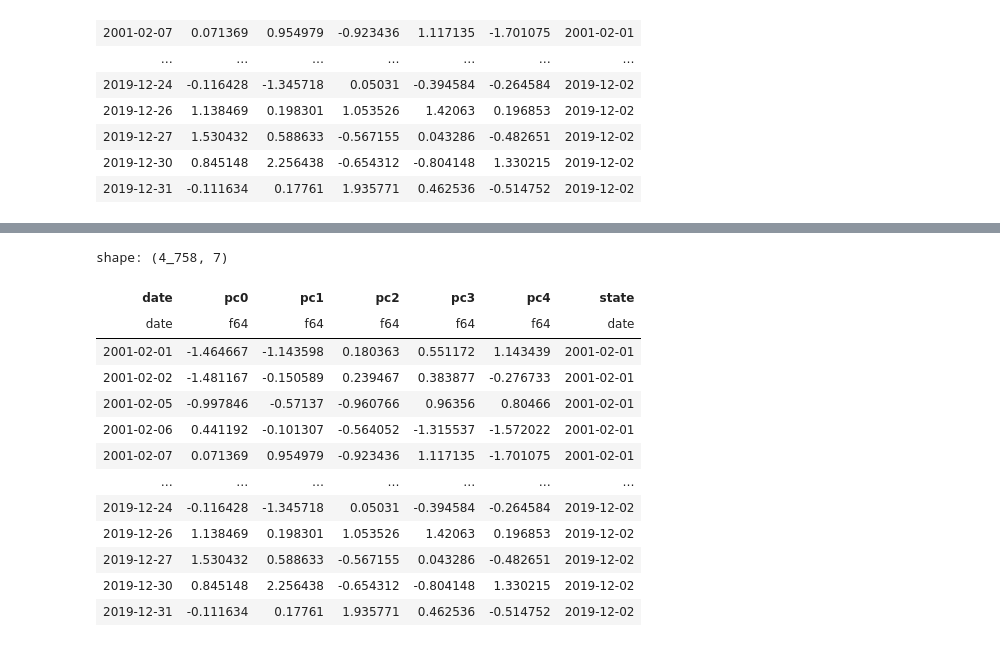
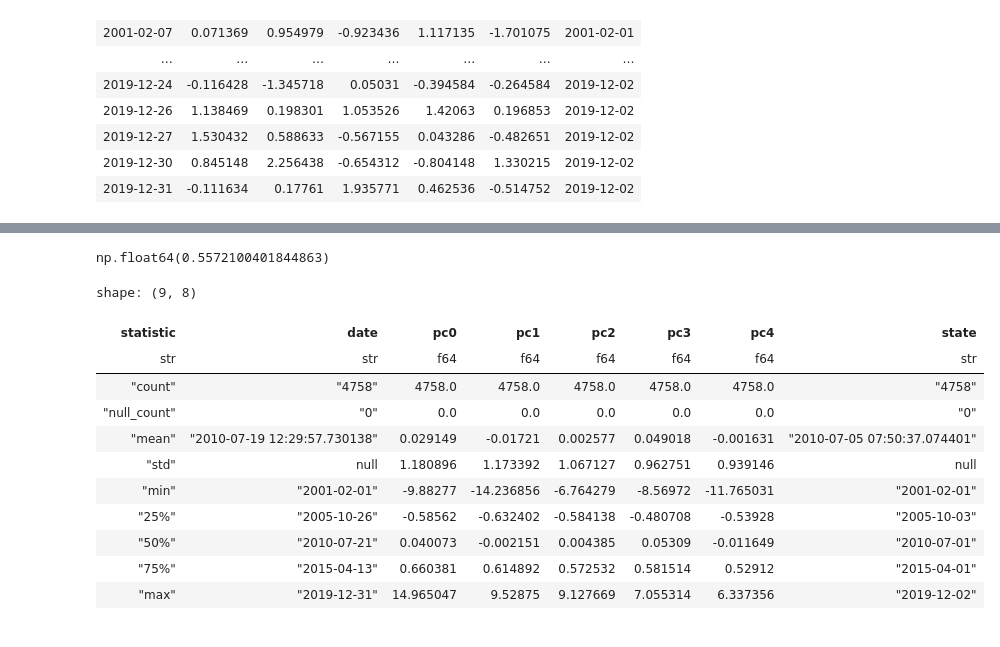
Before and after one commit to rvance1/factor-momentum, a Jupyter notebook: notebooks/TEMP.ipynb, the cells around one changed output, grey strips where cells are left out. Cells and saved outputs as stored; diff of their text form; code cells hidden in the pictures.

```diff
--- a/notebooks/TEMP.ipynb
+++ b/notebooks/TEMP.ipynb
@@ -11,9 +25,9 @@ from sf_quant.data import load_factors
 # %%
 start = dt.date(2001,1,1); end = dt.date(2020,1,1); factor_returns = load_factors(start,end, FACTORS).lazy()
-pca_engine = RollingPCA(n_components=5, lookback_window=100)
+pca_engine = PcaEngine(n_components=5, lookback_window=100)
 # %%
-pc_returns = pca_engine.fit_transform_rolling_monthly(start, end, factor_returns)
-pc_returns
+pc_rolling_returns = pca_engine.fit_transform_rolling_monthly(factor_returns)
+pc_rolling_returns
 # %% [output]
 Fitting rolling PCA...
 Transforming rolling PCA...
@@ -31,3 +45,6 @@ shape: (4_758, 7)
 | 2019-12-27 | 1.530432 | 0.588633 | -0.567155 | 0.043286 | -0.482651 | 2019-12-02 |
 | 2019-12-30 | 0.845148 | 2.256438 | -0.654312 | -0.804148 | 1.330215 | 2019-12-02 |
 | 2019-12-31 | -0.111634 | 0.17761 | 1.935771 | 0.462536 | -0.514752 | 2019-12-02 |
+# %%
+pc_expanding_returns = pca_engine.fit_transform_expanding_monthly(start, factor_returns)
+pc_expanding_returns
@@ -92,5 +162,7 @@ plt.show()
 # %%
-ret = (ports['1']-ports['-1']).mean() * 12
-risk = (ports['1']-ports['-1']).std() * np.sqrt(12)
+ret = (ports['ls']).mean() * 12
+risk = (ports['ls']).std() * np.sqrt(12)
 
 ret/risk
+# %% [output]
+np.float64(0.5572100401844863)
@@ -116,17 +169,15 @@ plt.show()
 # %%
-pc_returns
+pc_expanding_returns.describe()
 # %% [output]
-shape: (4_758, 7)
+shape: (9, 8)
-| date | pc0 | pc1 | pc2 | pc3 | pc4 | state |
-| date | f64 | f64 | f64 | f64 | f64 | date |
-| 2001-02-01 | -1.464667 | -1.143598 | 0.180363 | 0.551172 | 1.143439 | 2001-02-01 |
-| 2001-02-02 | -1.481167 | -0.150589 | 0.239467 | 0.383877 | -0.276733 | 2001-02-01 |
-| 2001-02-05 | -0.997846 | -0.57137 | -0.960766 | 0.96356 | 0.80466 | 2001-02-01 |
-| 2001-02-06 | 0.441192 | -0.101307 | -0.564052 | -1.315537 | -1.572022 | 2001-02-01 |
-| 2001-02-07 | 0.071369 | 0.954979 | -0.923436 | 1.117135 | -1.701075 | 2001-02-01 |
-| … | … | … | … | … | … | … |
-| 2019-12-24 | -0.116428 | -1.345718 | 0.05031 | -0.394584 | -0.264584 | 2019-12-02 |
-| 2019-12-26 | 1.138469 | 0.198301 | 1.053526 | 1.42063 | 0.196853 | 2019-12-02 |
-| 2019-12-27 | 1.530432 | 0.588633 | -0.567155 | 0.043286 | -0.482651 | 2019-12-02 |
-| 2019-12-30 | 0.845148 | 2.256438 | -0.654312 | -0.804148 | 1.330215 | 2019-12-02 |
-| 2019-12-31 | -0.111634 | 0.17761 | 1.935771 | 0.462536 | -0.514752 | 2019-12-02 |
+| statistic | date | pc0 | pc1 | pc2 | pc3 | pc4 | state |
+| str | str | f64 | f64 | f64 | f64 | f64 | str |
+| "count" | "4758" | 4758.0 | 4758.0 | 4758.0 | 4758.0 | 4758.0 | "4758" |
+| "null_count" | "0" | 0.0 | 0.0 | 0.0 | 0.0 | 0.0 | "0" |
+| "mean" | "2010-07-19 12:29:57.730138" | 0.029149 | -0.01721 | 0.002577 | 0.049018 | -0.001631 | "2010-07-05 07:50:37.074401" |
+| "std" | null | 1.180896 | 1.173392 | 1.067127 | 0.962751 | 0.939146 | null |
+| "min" | "2001-02-01" | -9.88277 | -14.236856 | -6.764279 | -8.56972 | -11.765031 | "2001-02-01" |
+| "25%" | "2005-10-26" | -0.58562 | -0.632402 | -0.584138 | -0.480708 | -0.53928 | "2005-10-03" |
+| "50%" | "2010-07-21" | 0.040073 | -0.002151 | 0.004385 | 0.05309 | -0.011649 | "2010-07-01" |
+| "75%" | "2015-04-13" | 0.660381 | 0.614892 | 0.572532 | 0.581514 | 0.52912 | "2015-04-01" |
+| "max" | "2019-12-31" | 14.965047 | 9.52875 | 9.127669 | 7.055314 | 6.337356 | "2019-12-02" |
```
Also changed, not shown: parts of 15 cells of this notebook, 21 other files.
